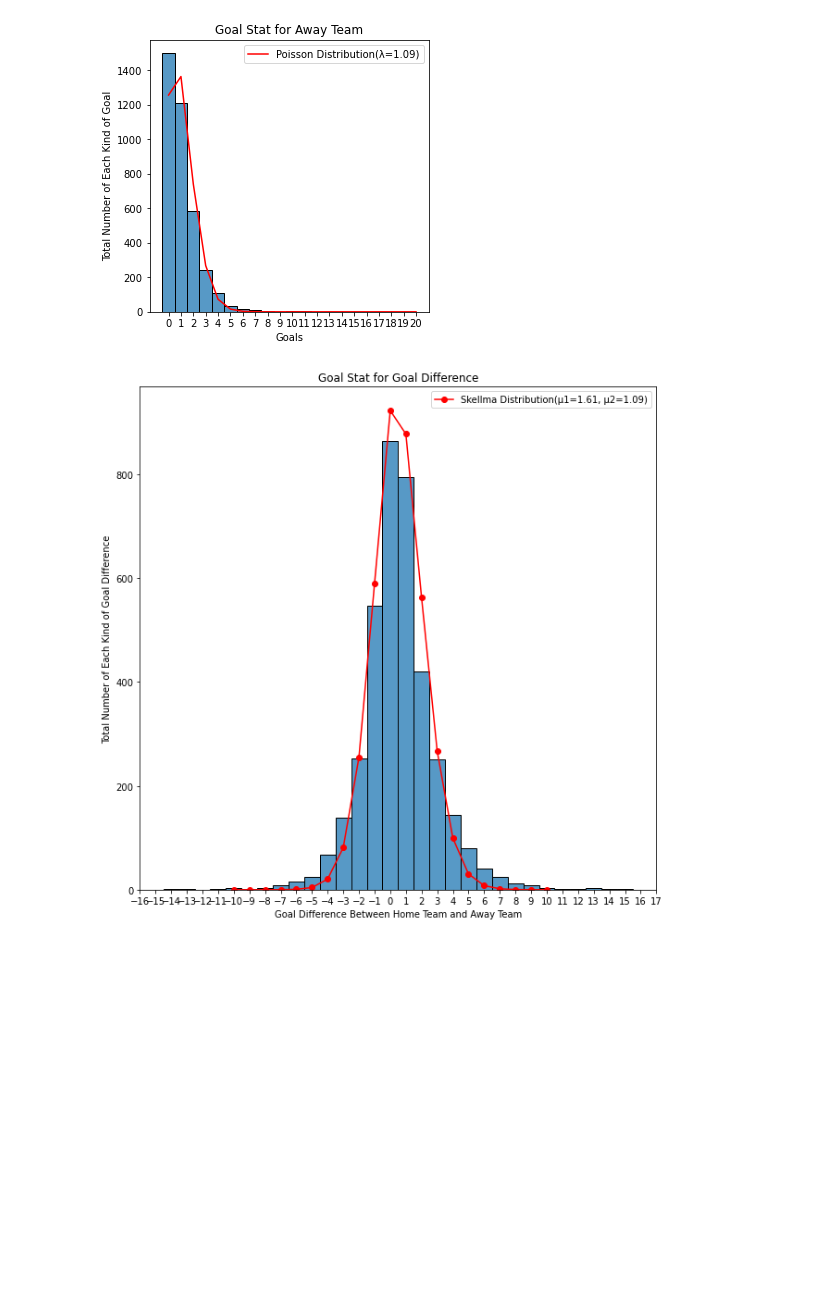
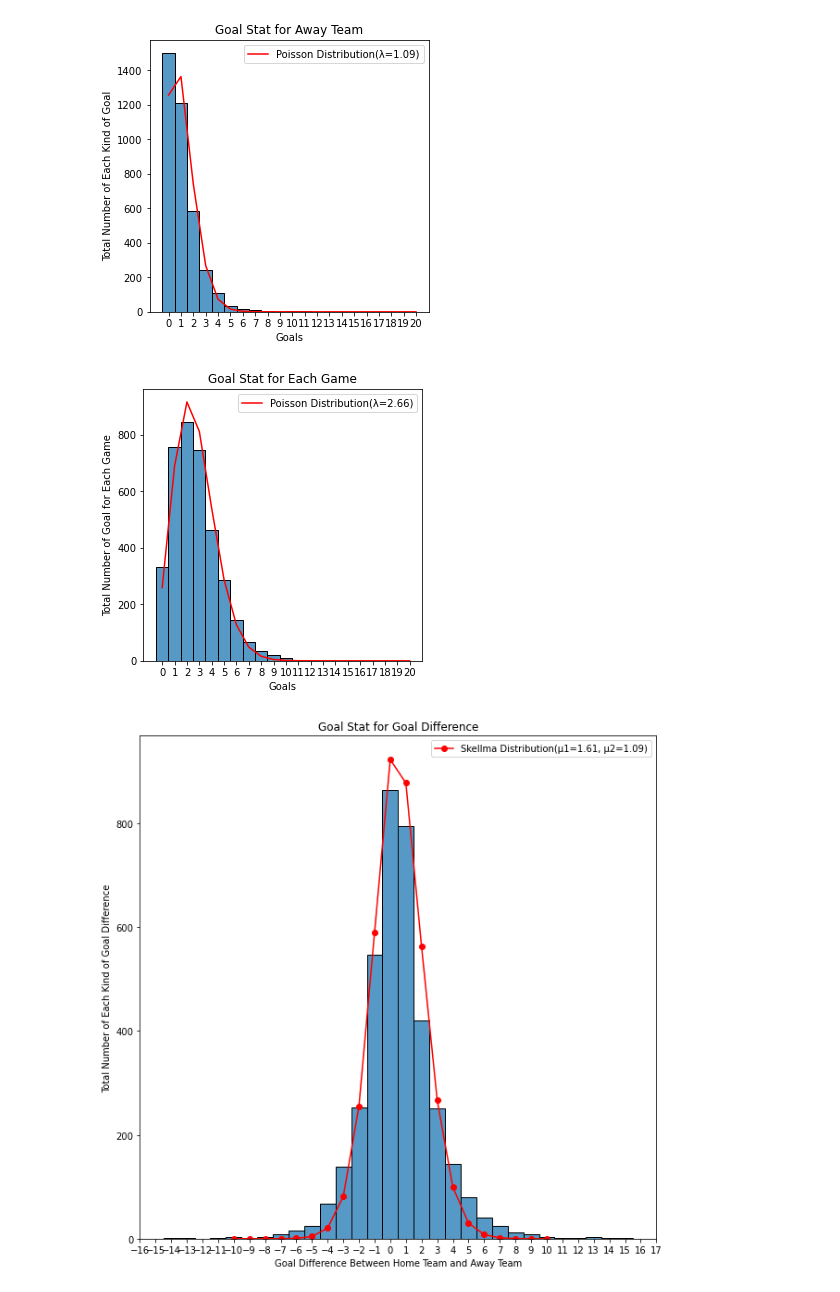
Before and after one commit to bw98/info6105final, a Jupyter notebook: worldcup_qualifications_preprocessing.ipynb, the cells around one changed output. Saved outputs shown, nothing was run; the diff lists cells and outputs as text; code cells hidden in the pictures; blank space fills up the shorter version.

Commit message:
1. total goal of 2 teams; 2. 1930 - 2018 world cup total goal of 2 teams

```diff
--- a/worldcup_qualifications_preprocessing.ipynb
+++ b/worldcup_qualifications_preprocessing.ipynb
@@ -223,6 +223,26 @@ plt.legend()
 plt.show()
 # %% [output]
 [figure]
+# %%
+plt.figure(figsize=(5, 5))
+
+x = list(range(0, score_upperbound + 1, 1))
+y = acr_df.home_score + acr_df.away_score
+y = y[y<11]
+
+sns.histplot(data=y, discrete=True)
+plt.xticks(x)
+plt.title('Goal Stat for Each Game')
+plt.ylabel('Total Number of Goal for Each Game')
+plt.xlabel('Goals')
+
+lambda_total = y.mean()
+plt.plot(np.arange(score_upperbound + 1), poisson.pmf(np.arange(0, score_upperbound + 1, 1), lambda_total)*y.shape[0], label="Poisson Distribution(λ={:.2f})".format(lambda_total), color="red")
+
+plt.legend()
+plt.show()
+# %% [output]
+[figure, added]
 # %%
 plt.figure(figsize=(10, 10))
 
```
Also changed, not shown: parts of 3 cells of this notebook.
